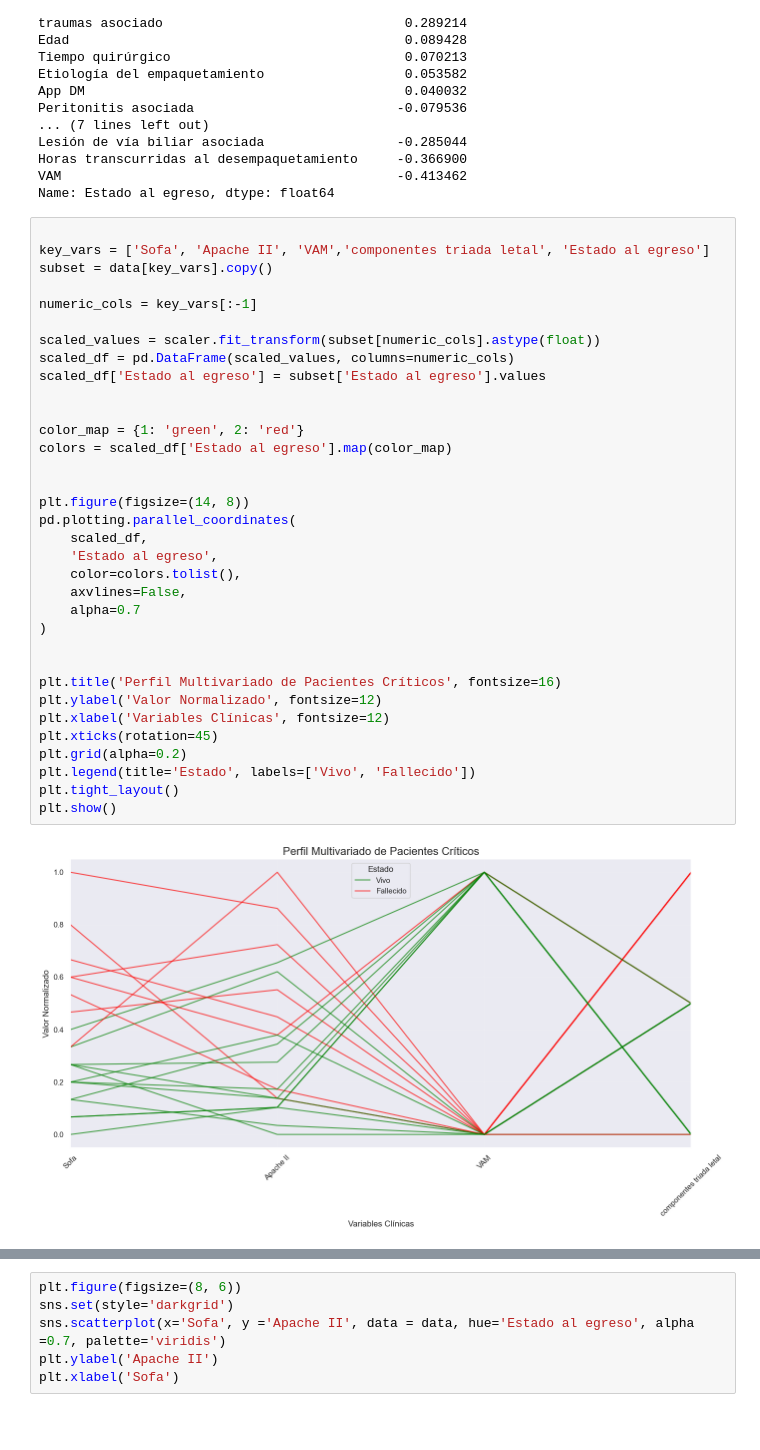
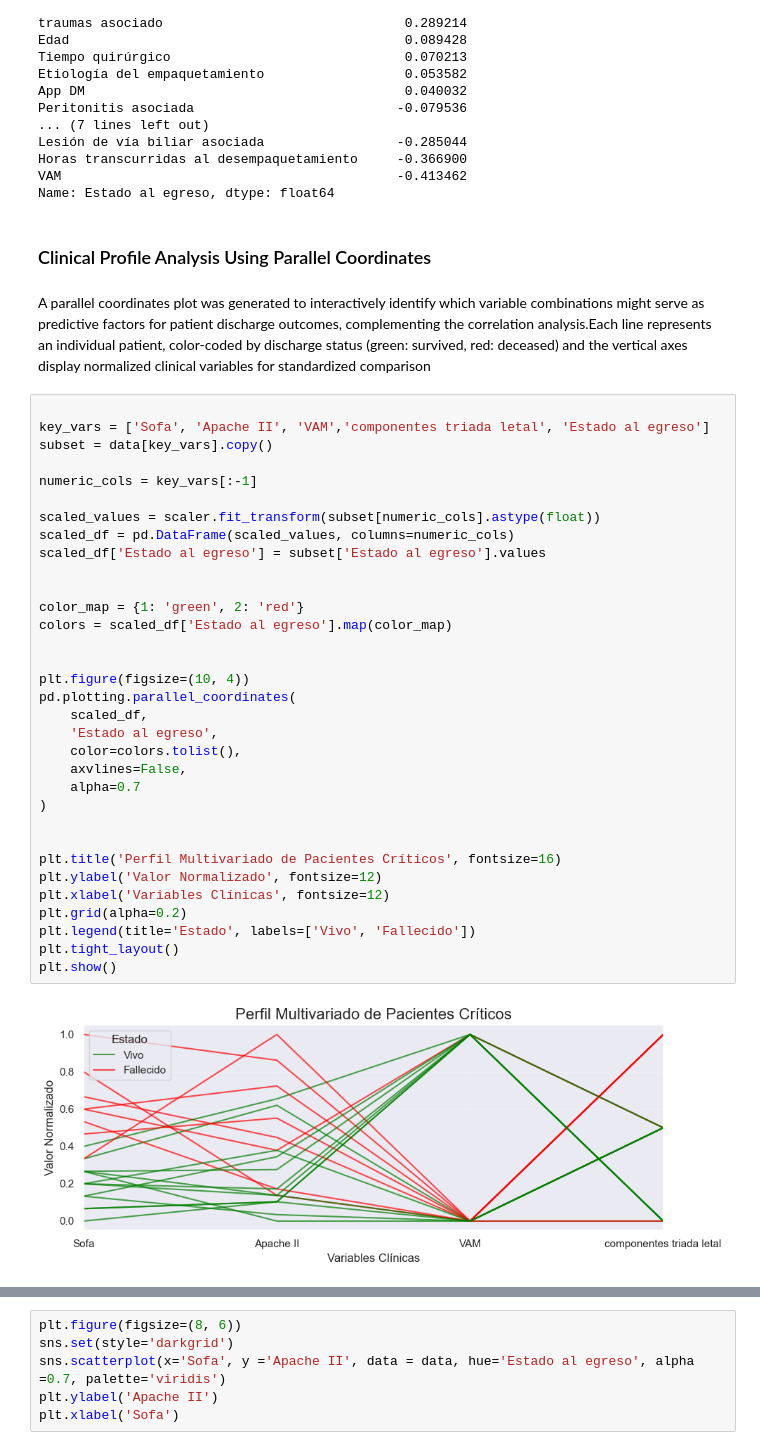
Before and after one commit to amaliezzz/Damage-Control-Feature-Selection, a Jupyter notebook: notebooks/00_eda.ipynb, the cells around one changed output, grey strips where cells are left out. Drawn from its saved outputs; the diff is of its cells as text; blank space fills up the shorter version.

```diff
--- a/notebooks/00_eda.ipynb
+++ b/notebooks/00_eda.ipynb
@@ -139,39 +139,42 @@ Lesión de vía biliar asociada                 -0.285044
 Horas transcurridas al desempaquetamiento     -0.366900
 VAM                                           -0.413462
 Name: Estado al egreso, dtype: float64
+# %% [markdown]
+### Clinical Profile Analysis Using Parallel Coordinates
+# %% [markdown]
+A parallel coordinates plot was generated to interactively identify which variable combinations might serve as predictive factors for patient discharge outcomes, complementing the correlation analysis.Each line represents an individual patient, color-coded by discharge status (green: survived, red: deceased) and the vertical axes display normalized clinical variables for standardized comparison
 # %%
 
 key_vars = ['Sofa', 'Apache II', 'VAM','componentes triada letal', 'Estado al egreso']
 subset = data[key_vars].copy()
 
 numeric_cols = key_vars[:-1]
 
 scaled_values = scaler.fit_transform(subset[numeric_cols].astype(float))
 scaled_df = pd.DataFrame(scaled_values, columns=numeric_cols)
 scaled_df['Estado al egreso'] = subset['Estado al egreso'].values
 
 
 color_map = {1: 'green', 2: 'red'}
 colors = scaled_df['Estado al egreso'].map(color_map)
 
 
-plt.figure(figsize=(14, 8))
+plt.figure(figsize=(10, 4))
 pd.plotting.parallel_coordinates(
     scaled_df,
     'Estado al egreso',
     color=colors.tolist(),
     axvlines=False,
     alpha=0.7
 )
 
 
 plt.title('Perfil Multivariado de Pacientes Críticos', fontsize=16)
 plt.ylabel('Valor Normalizado', fontsize=12)
 plt.xlabel('Variables Clínicas', fontsize=12)
-plt.xticks(rotation=45)
 plt.grid(alpha=0.2)
 plt.legend(title='Estado', labels=['Vivo', 'Fallecido'])
 plt.tight_layout()
 plt.show()
 # %% [output]
-[figure, old version]
+[figure, new version]
```
Also changed, not shown: parts of 7 cells of this notebook, 7 other files.
